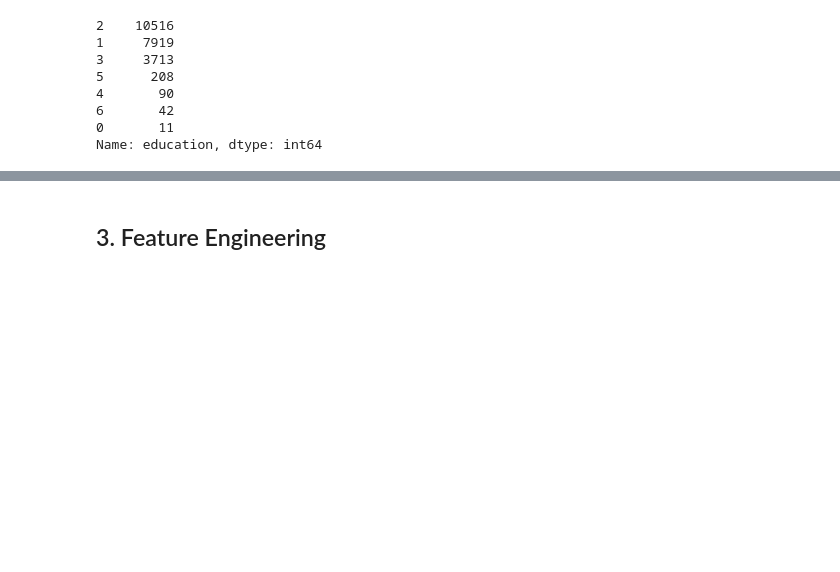
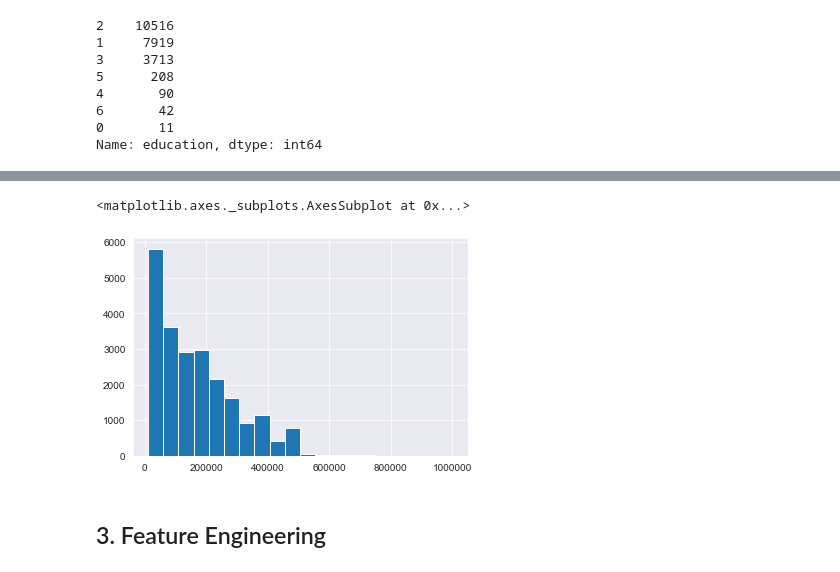
Before and after one commit to sankur7777/credit_card-default_prediction, a Jupyter notebook: scrap_notebook.ipynb, the cells around one changed output, grey strips where cells are left out. Drawn from its saved outputs; the diff is of its cells as text; code cells hidden in the pictures; blank space fills up the shorter version.

```diff
--- a/scrap_notebook.ipynb
+++ b/scrap_notebook.ipynb
@@ -156,3 +312,8 @@ Name: education, dtype: int64
+# %%
+df.max_credit_given.hist(bins = 20)
+# %% [output]
+<matplotlib.axes._subplots.AxesSubplot at 0x...>
+[figure, added]
 # %% [markdown]
 ## 3. Feature Engineering
 # %% [markdown]
```
Also changed, not shown: parts of 34 cells of this notebook, 1 other file.
